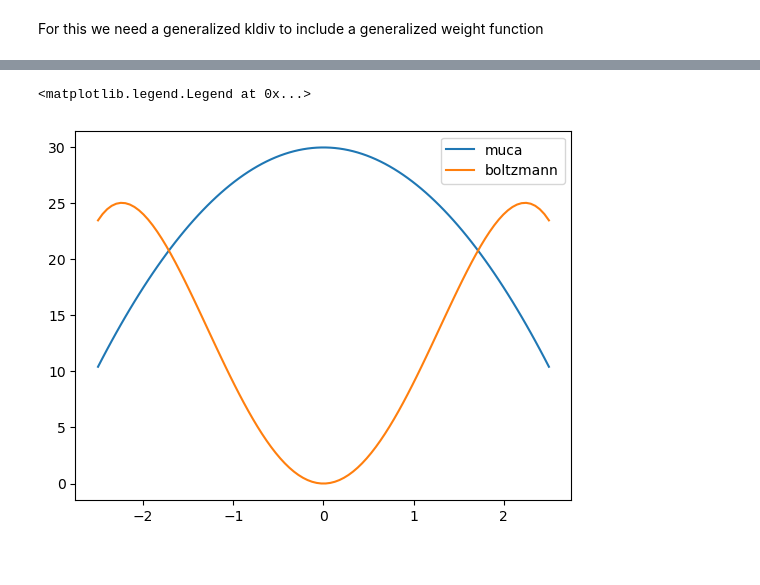
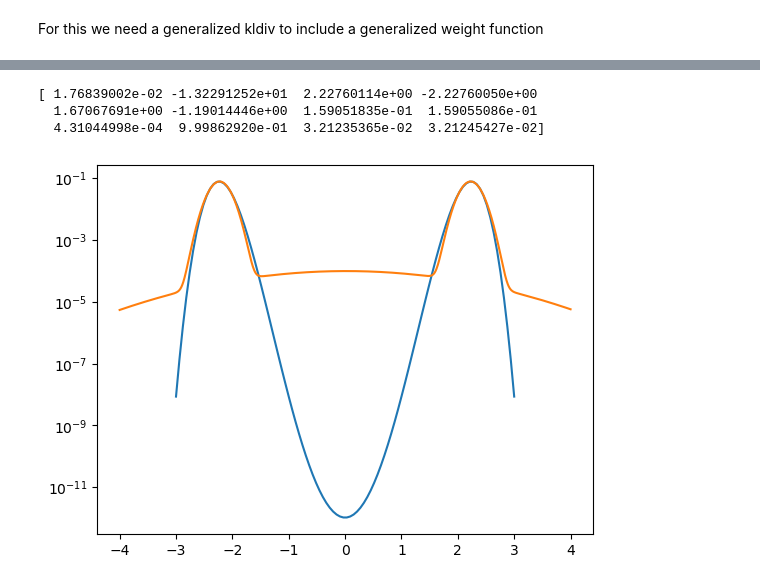
Before and after one commit to zierenberg/machine_learning_muca, a Jupyter notebook: notebooks/double_well_muca.ipynb, the cells around one changed output, grey strips where cells are left out. Cells and saved outputs as stored; diff of their text form; code cells hidden in the pictures.

Commit message:
would work if weight function was perfect; instability

```diff
--- a/notebooks/double_well_muca.ipynb
+++ b/notebooks/double_well_muca.ipynb
@@ -221,11 +244,0 @@ tensor([[-0.4489],
-# %%
-gauss_params=[(10000000000000,0,0.4),(1000000000000,-5,0.2), (1000000000000,5,0.2)]
-T = 1
-rcs = torch.linspace(-2.5,2.5,100)
-fake_x = torch.dstack((rcs,torch.zeros(len(rcs))))
-plt.plot(rcs,assert_numpy(muca(rcs, gauss_params)), label='muca')
-plt.plot(rcs,assert_numpy(boltzmann(target._energy(*fake_x),T)), label='boltzmann')
-plt.legend()
-# %% [output]
-<matplotlib.legend.Legend at 0x...>
-[figure, removed]
@@ -237,0 +253,11 @@ def estimate_log_weights(bg, x, z, dlogp, weight_params):
+# %%
+import scipy
+from scipy.optimize import curve_fit
+def fit_gmm(bins, hist, N, p0):
+    # p0 = np.ravel([np.random.choice(bins,size=N), np.ones(N), np.full(N,1/N)])
+    bounds = (np.ravel([np.full(N,-np.inf), np.full(N,-np.inf), np.zeros(N)]),
+          np.ravel([np.full(N,+np.inf), np.full(N,+np.inf), np.ones(N)]))
+    #print(bounds)
+    #print("bins is  {}" .format(bins[:-1]))
+    popt, pcov = curve_fit(lambda x, *p0: GMM_for_numpy(x, N, p0), bins[:-1], hist, p0 = p0, bounds = bounds)
+    return popt
@@ -238,3 +270,25 @@ def estimate_log_weights(bg, x, z, dlogp, weight_params):
+# %%
+def weight_rc(rc, bg_muca, T):
+        energy_rc = bg_muca._target._a * rc + bg_muca._target._b * rc.pow(2) + bg_muca._target._c * rc.pow(4)
+        return (-energy_rc/T).exp()
+rcs = torch.linspace(-3,3,100)
+dist = weight_rc(rcs, bg_muca, T) / weight_rc(rcs, bg_muca, T).sum()
+plt.plot(rcs, dist)
+
+N = 4
+args = np.ravel([np.random.choice(xs, size=N), np.ones(N), np.full(N,1/N)])
+args = fit_gmm(assert_numpy(rcs), assert_numpy(dist)[:-1], N, args)
+print(args)
+
+xs = np.linspace(-4,4,1000)
+ys = GMM_for_numpy(xs,N,args)
+plt.plot(xs,ys)
+plt.yscale('log')
+# %% [output]
+[ 1.76839002e-02 -1.32291252e+01  2.22760114e+00 -2.22760050e+00
+  1.67067691e+00 -1.19014446e+00  1.59051835e-01  1.59055086e-01
+  4.31044998e-04  9.99862920e-01  3.21235365e-02  3.21245427e-02]
+[figure, added]
 # %%
 # training without sampling (different from example but similar to 2019 paper)
 size_batch = 100
```
Also changed, not shown: parts of 17 cells of this notebook, 1 other file.
